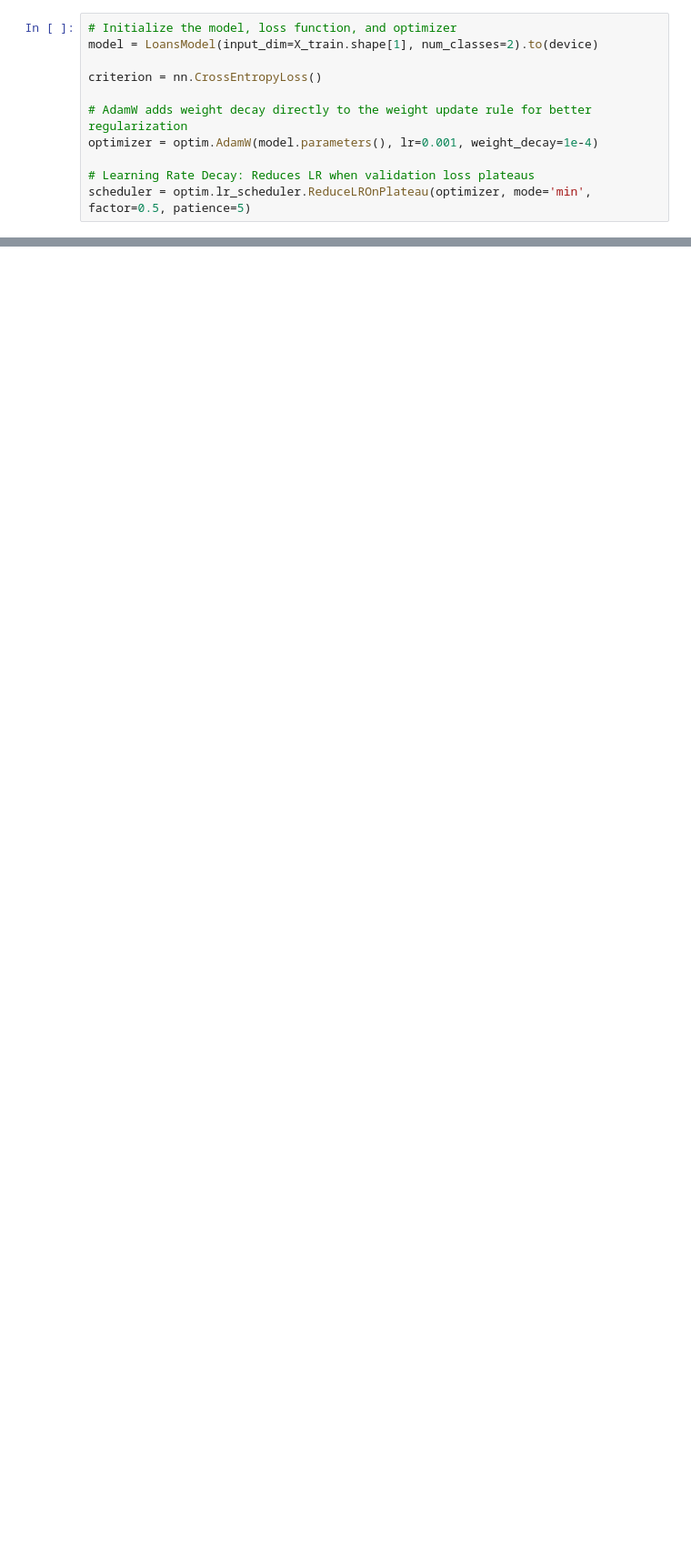
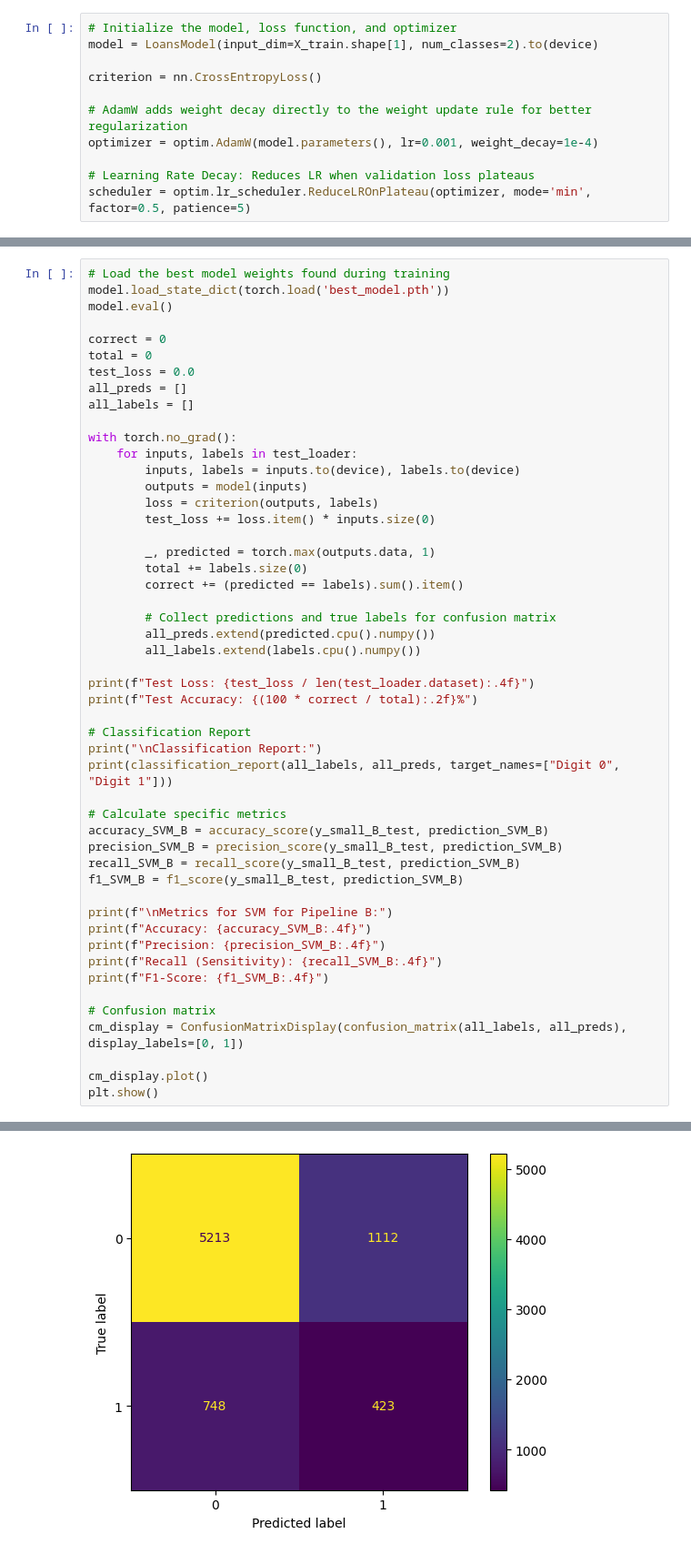
Before and after one commit to katherinexxxl/ADA-Assignment-Group-36, a Jupyter notebook: Advanced_Data_Analytics_Group36_Q3.ipynb, the cells around one changed output, grey strips where cells are left out. Shown at 91% size. Drawn from its saved outputs; the diff is of its cells as text; blank space fills up the shorter version.

```diff
--- a/Advanced_Data_Analytics_Group36_Q3.ipynb
+++ b/Advanced_Data_Analytics_Group36_Q3.ipynb
@@ -344,0 +348,51 @@ TypeError: linear(): argument 'input' (position 1) must be Tensor, not numpy.nda
+# %%
+# Load the best model weights found during training
+model.load_state_dict(torch.load('best_model.pth'))
+model.eval()
+
+correct = 0
+total = 0
+test_loss = 0.0
+all_preds = []
+all_labels = []
+
+with torch.no_grad():
+    for inputs, labels in test_loader:
+        inputs, labels = inputs.to(device), labels.to(device)
+        outputs = model(inputs)
+        loss = criterion(outputs, labels)
+        test_loss += loss.item() * inputs.size(0)
+
+        _, predicted = torch.max(outputs.data, 1)
+        total += labels.size(0)
+        correct += (predicted == labels).sum().item()
+
+        # Collect predictions and true labels for confusion matrix
+        all_preds.extend(predicted.cpu().numpy())
+        all_labels.extend(labels.cpu().numpy())
+
+print(f"Test Loss: {test_loss / len(test_loader.dataset):.4f}")
+print(f"Test Accuracy: {(100 * correct / total):.2f}%")
+
+# Classification Report
+print("\nClassification Report:")
+print(classification_report(all_labels, all_preds, target_names=["Digit 0", "Digit 1"]))
+
+# Calculate specific metrics
+accuracy_SVM_B = accuracy_score(y_small_B_test, prediction_SVM_B)
+precision_SVM_B = precision_score(y_small_B_test, prediction_SVM_B)
+recall_SVM_B = recall_score(y_small_B_test, prediction_SVM_B)
+f1_SVM_B = f1_score(y_small_B_test, prediction_SVM_B)
+
+print(f"\nMetrics for SVM for Pipeline B:")
+print(f"Accuracy: {accuracy_SVM_B:.4f}")
+print(f"Precision: {precision_SVM_B:.4f}")
+print(f"Recall (Sensitivity): {recall_SVM_B:.4f}")
+print(f"F1-Score: {f1_SVM_B:.4f}")
+
+# Confusion matrix
+cm_display = ConfusionMatrixDisplay(confusion_matrix(all_labels, all_preds), display_labels=[0, 1])
+
+cm_display.plot()
+plt.show()
+# %% [output]
@@ -345,3 +411,4 @@ TypeError: linear(): argument 'input' (position 1) must be Tensor, not numpy.nda
+[figure, added]
 # %%
 # Load the best model weights found during training
 model.load_state_dict(torch.load('best_model.pth'))
```
Also changed, not shown: parts of 10 cells of this notebook.
